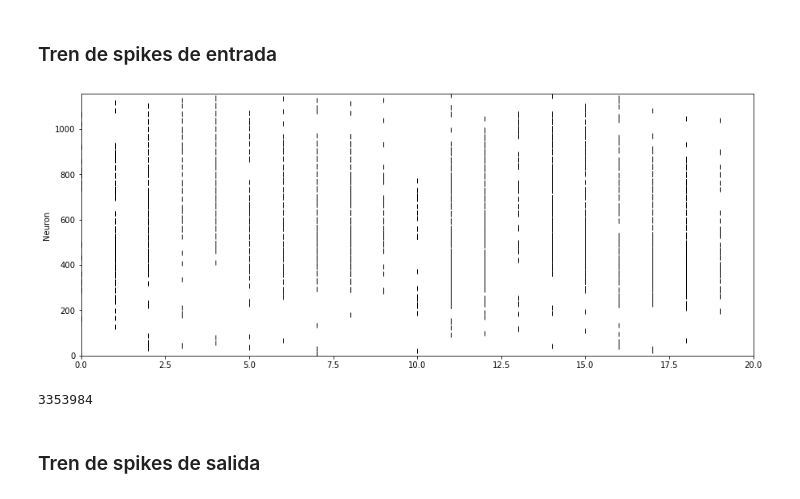
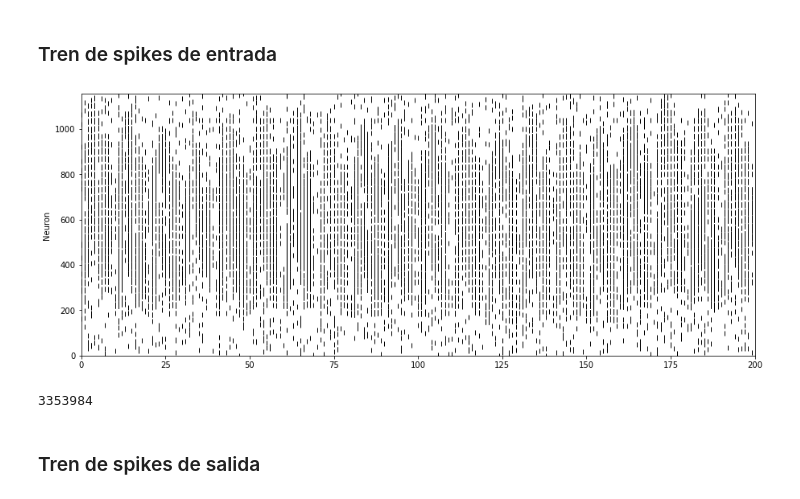
Before and after one commit to mmaximiliano/SDNN, a Jupyter notebook: patterns/SequenceVisualizer.ipynb, the cells around one changed output. Drawn from its saved outputs; the diff is of its cells as text; code cells hidden in the pictures.

```diff
--- a/patterns/SequenceVisualizer.ipynb
+++ b/patterns/SequenceVisualizer.ipynb
@@ -22,10 +22,10 @@ print(Sin.shape)
 ### Tren de spikes de entrada
 # %%
 plt.rcParams["figure.figsize"] =(15,6)
-sv_utils.plotLIF(U=None, S=Sin[:20])
+sv_utils.plotLIF(U=None, S=Sin[:200])
 np.count_nonzero(Sin)
 # %% [output]
-[figure, old version]
+[figure, new version]
 3353984
 # %% [markdown]
 ### Tren de spikes de salida
```
Also changed, not shown: parts of 1 cell of this notebook.
